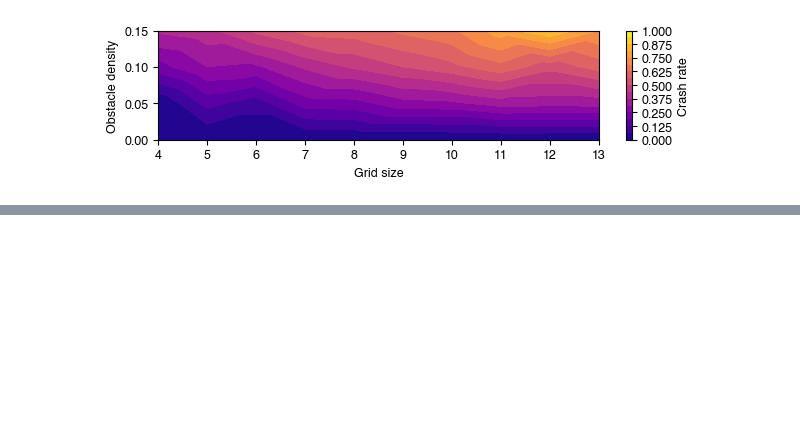
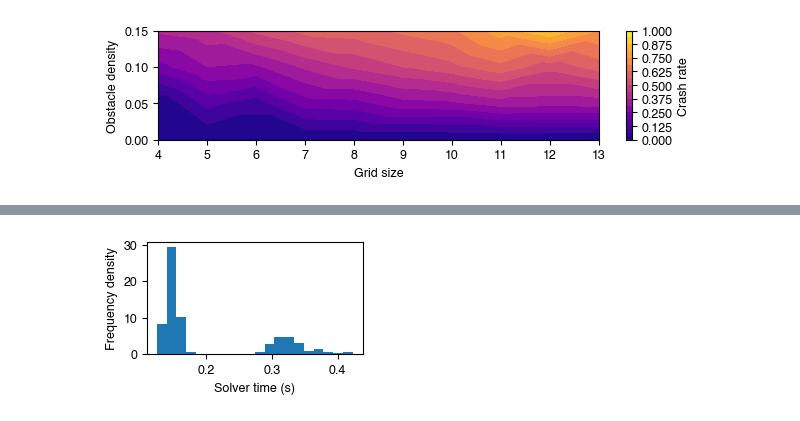
Before and after one commit to berkpereira/gridworld-numpy, a Jupyter notebook: eda_4d.ipynb, the cells around one changed output, grey strips where cells are left out. Drawn from its saved outputs; the diff is of its cells as text; code cells hidden in the pictures; blank space fills up the shorter version.

```diff
--- a/eda_4d.ipynb
+++ b/eda_4d.ipynb
@@ -295,0 +320,16 @@ plt.show()
+# %%
+fig, ax = plt.subplots(figsize=(fsp.text_width * fsp.text_width_factor, 1.8))
+
+df_sim_ip[(df_sim_ip['MDP_ID'] == 131) & (df_sim_ip['wind_param'] == 1)]['solver_time'].hist(bins = 20, density=True)
+plt.xlabel('Solver time (s)')
+plt.ylabel('Frequency density')
+plt.tight_layout()
+plt.grid(False)
+
+save = False
+if save:
+    plt.savefig(f'{fsp.fig_path}/4d-solver-time-hist-131.pdf')
+
+plt.show()
+# %% [output]
+[figure, added]
```
Also changed, not shown: parts of 7 cells of this notebook.
